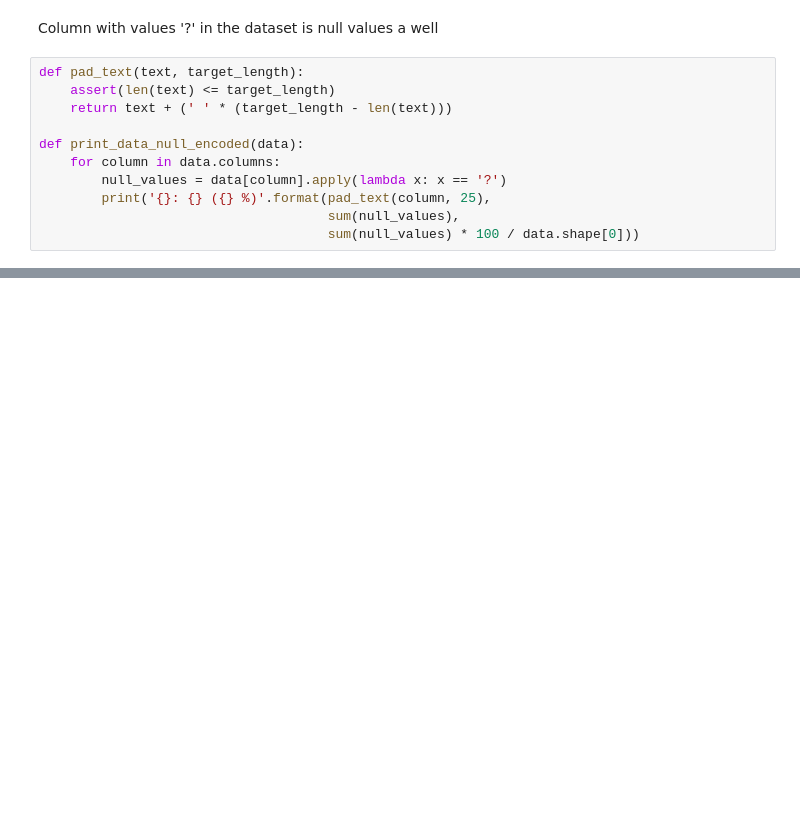
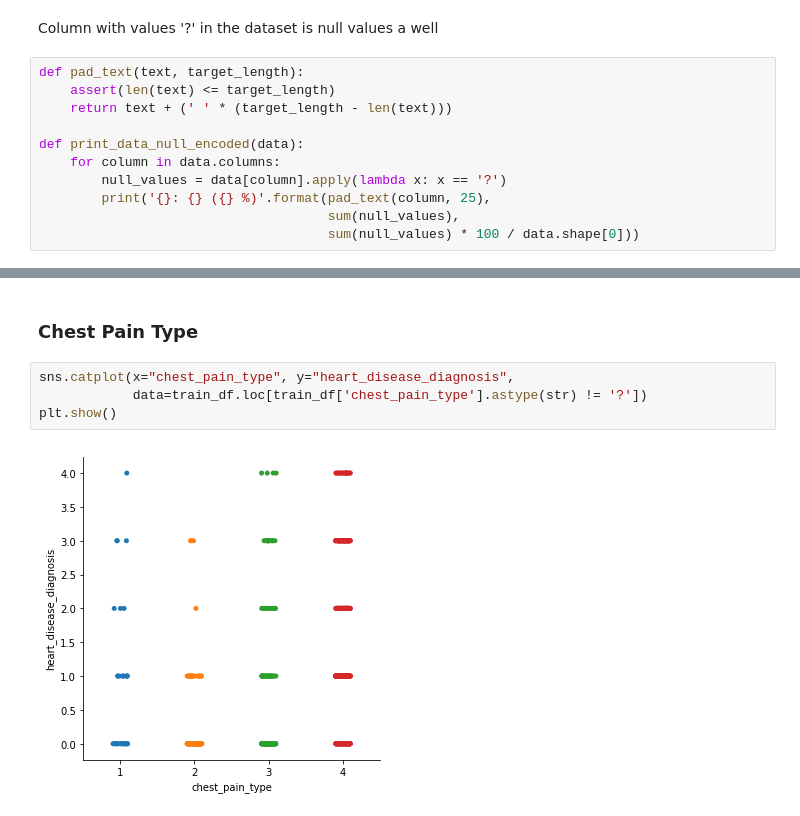
Before and after one commit to diwangs/IF3170_heart-disease-classification, a Jupyter notebook: notebooks/1. Exploratory Data Analysis.ipynb, the cells around one changed output, grey strips where cells are left out. Saved outputs shown, nothing was run; the diff lists cells and outputs as text; blank space fills up the shorter version.

```diff
--- a/notebooks/1. Exploratory Data Analysis.ipynb
+++ b/notebooks/1. Exploratory Data Analysis.ipynb
@@ -169,0 +198,8 @@ thal                     : 78 (55.319148936170215 %)
+# %% [markdown]
+### Chest Pain Type
+# %%
+sns.catplot(x="chest_pain_type", y="heart_disease_diagnosis",
+            data=train_df.loc[train_df['chest_pain_type'].astype(str) != '?'])
+plt.show()
+# %% [output]
+[figure, added]
```
Also changed, not shown: parts of 31 cells of this notebook.
